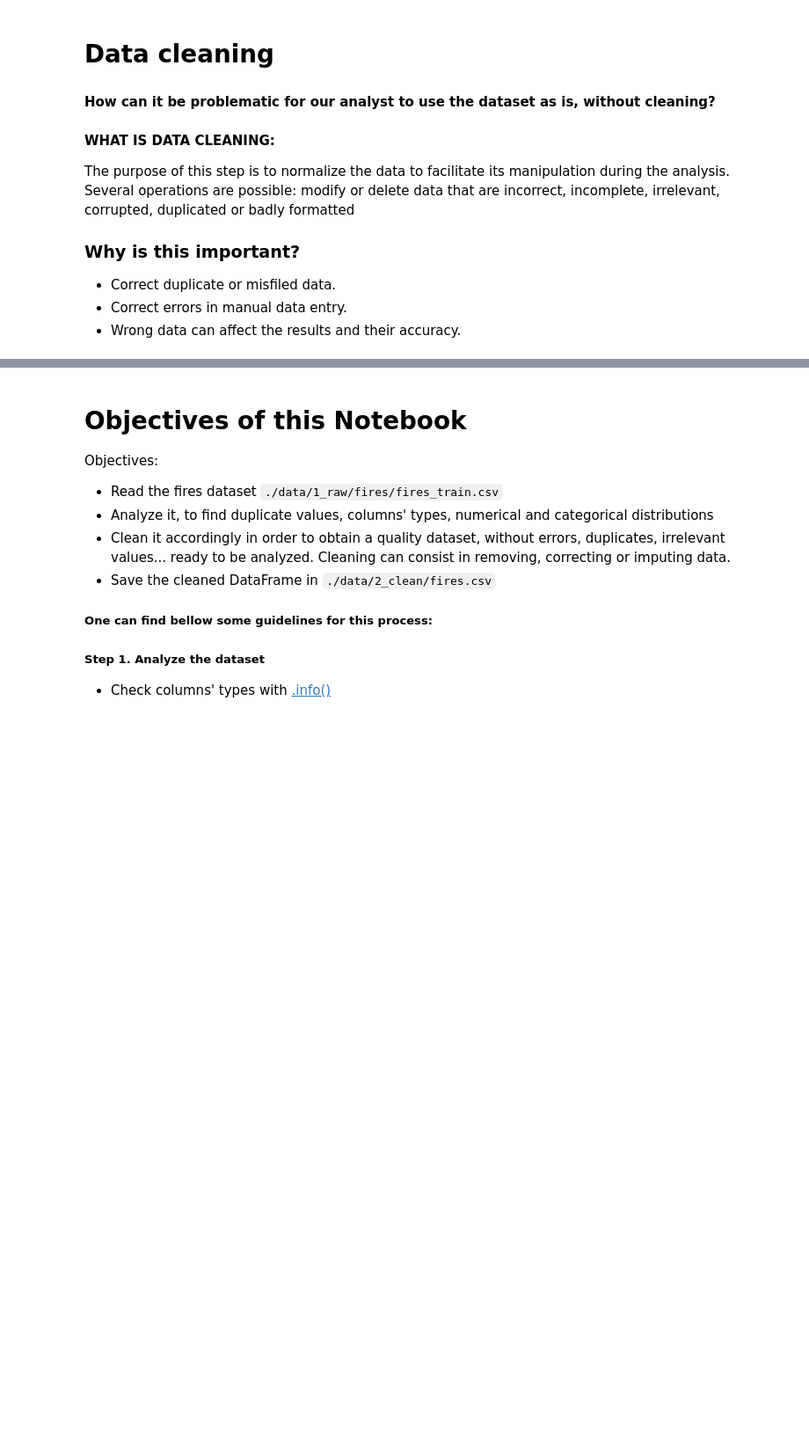
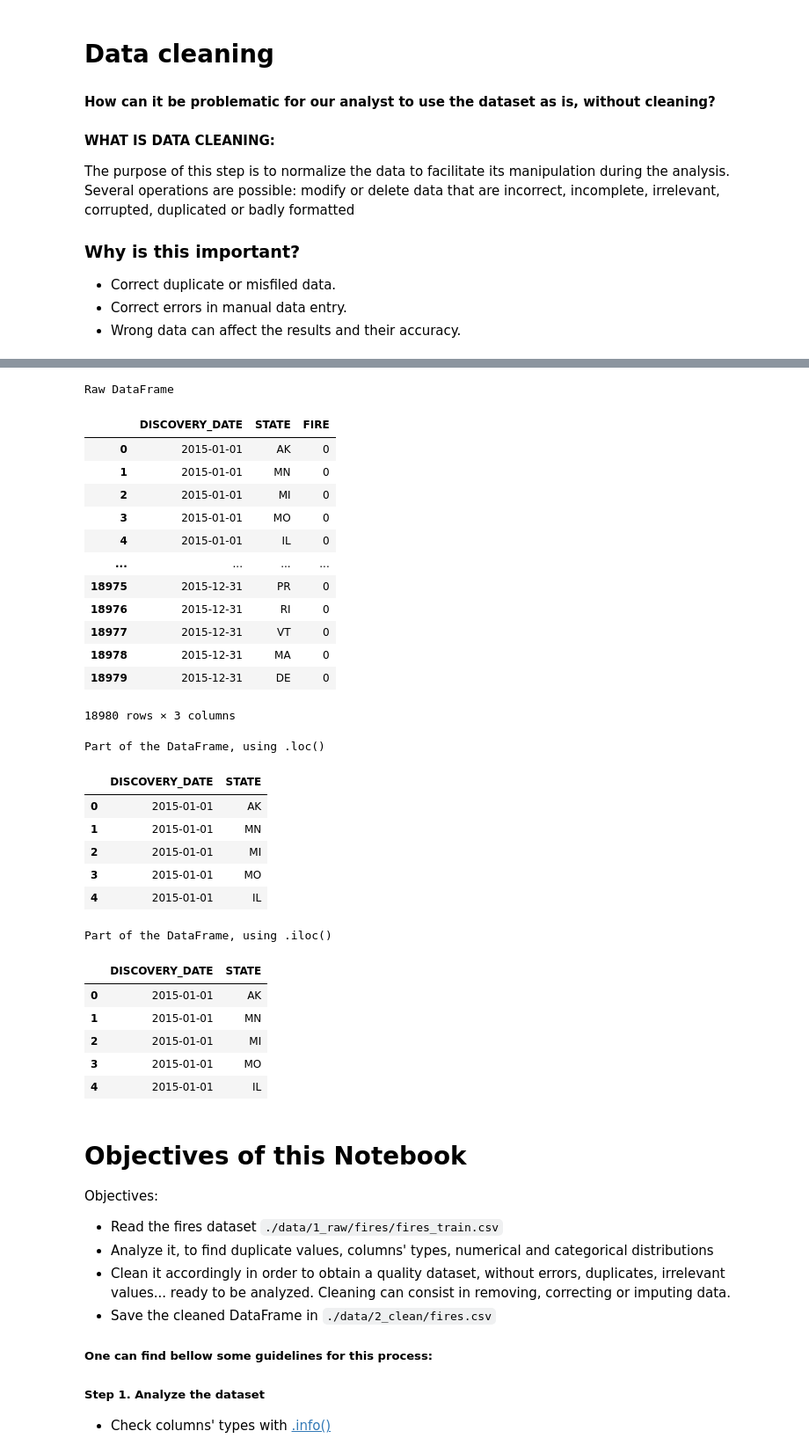
Before and after one commit to YannBerthelotCap/bootcamp-hiparis2022, a Jupyter notebook: 1_fires_preparation.ipynb, the cells around one changed output, grey strips where cells are left out. Shown at 88% size. Saved outputs shown, nothing was run; the diff lists cells and outputs as text; code cells hidden in the pictures; blank space fills up the shorter version.

```diff
--- a/1_fires_preparation.ipynb
+++ b/1_fires_preparation.ipynb
@@ -91,3 +145,60 @@ print the last 5 rows of the dataframe
+# %%
+# read a csv file, and store it into a DataFrame "example_df"
+relative_path_file = "./data/4_predictions/example_submission.csv"
+example_df = pd.read_csv(relative_path_file)
+
+# show DataFrame
+print("Raw DataFrame")
+display(example_df)
+
+# display only DISCOVERY_DATE and STATE columns, and the first 5 rows, using .loc()
+# For .loc[:4, ["col1", "col2"]]
+# ":4" indicates that we select all rows until the row named 4 included (indexing starts at 0)
+# and ["col1", "col2"] indicates that we select only col1 and col2
+loc_df = example_df.loc[:4, ["DISCOVERY_DATE", "STATE"]]
+print("Part of the DataFrame, using .loc()")
+display(loc_df)
+
+# Similarly, display only DISCOVERY_DATE and STATE columns, and the first 5 rows, using .iloc()
+# For .iloc[:, [0, 1]]
+# ":5" indicates that we select all rows until row number 5 excluded (indexing starts at 0),
+# and [0, 1] indicates that we select only columns 0 and 1, that corresponds to DISCOVERY_DATE and STATE
+iloc_df = example_df.iloc[:5, [0, 1]]
+print("Part of the DataFrame, using .iloc()")
+display(iloc_df)
+
+# store "loc_df"" into a csv file, without the index
+# you can see the result by opening the file "./data/6_test/example_df.csv" after execution
+loc_df.to_csv("./data/6_test/example_df.csv", index=False)
+# %% [output]
+Raw DataFrame
+|  | DISCOVERY_DATE | STATE | FIRE |
+| 0 | 2015-01-01 | AK | 0 |
+| 1 | 2015-01-01 | MN | 0 |
+| 2 | 2015-01-01 | MI | 0 |
+| 3 | 2015-01-01 | MO | 0 |
+| 4 | 2015-01-01 | IL | 0 |
+| ... | ... | ... | ... |
+| 18975 | 2015-12-31 | PR | 0 |
+| 18976 | 2015-12-31 | RI | 0 |
+| 18977 | 2015-12-31 | VT | 0 |
+| 18978 | 2015-12-31 | MA | 0 |
+| 18979 | 2015-12-31 | DE | 0 |
+18980 rows × 3 columns
+Part of the DataFrame, using .loc()
+|  | DISCOVERY_DATE | STATE |
+| 0 | 2015-01-01 | AK |
+| 1 | 2015-01-01 | MN |
+| 2 | 2015-01-01 | MI |
+| 3 | 2015-01-01 | MO |
+| 4 | 2015-01-01 | IL |
+Part of the DataFrame, using .iloc()
+|  | DISCOVERY_DATE | STATE |
+| 0 | 2015-01-01 | AK |
+| 1 | 2015-01-01 | MN |
+| 2 | 2015-01-01 | MI |
+| 3 | 2015-01-01 | MO |
+| 4 | 2015-01-01 | IL |
 # %% [markdown]
 Objectives of this Notebook
 ======
```
Also changed, not shown: parts of 13 cells of this notebook, 2 other files.
